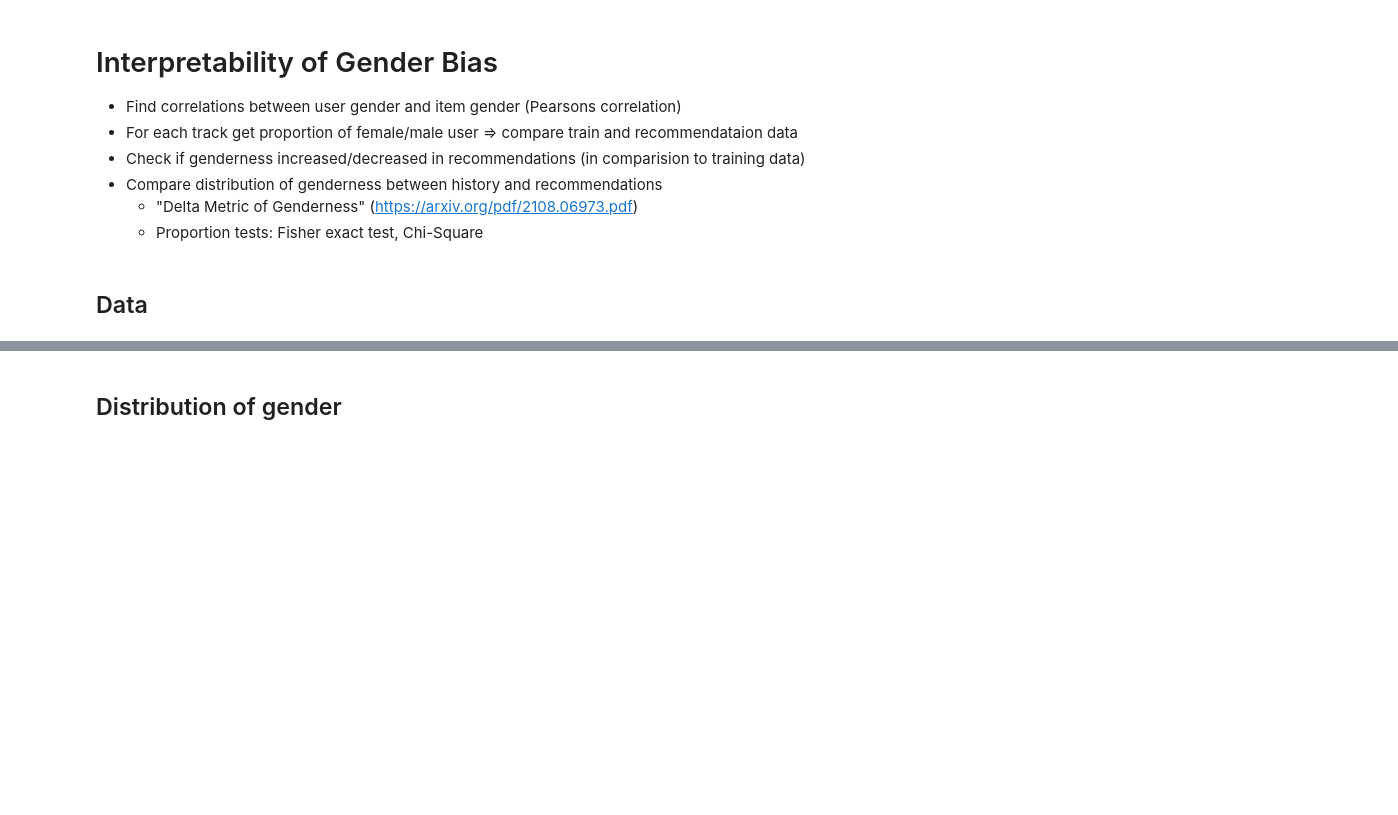
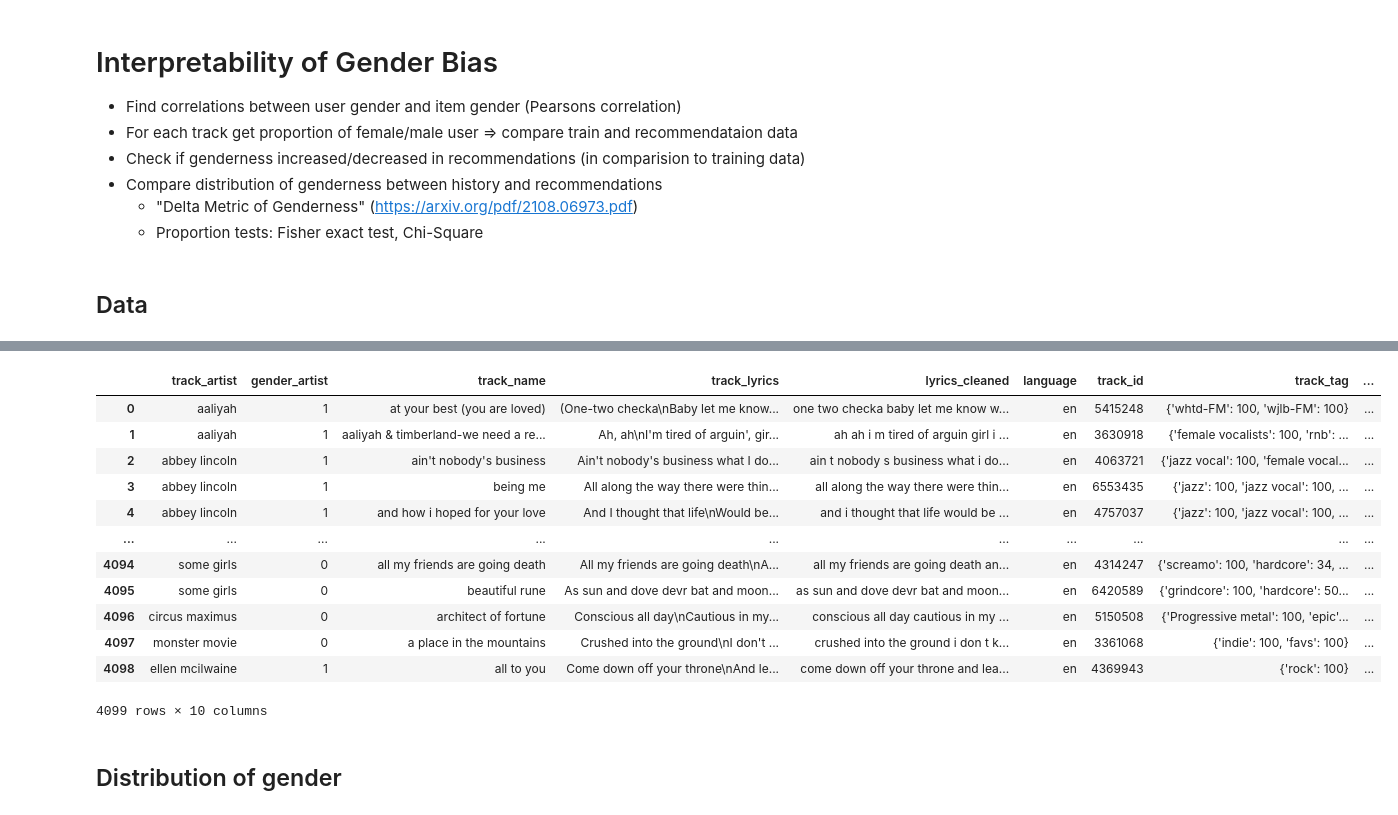
Before and after one commit to Katrin-Leberfinger/Hybrid-gender-debiased-music-recommendation, a Jupyter notebook: AI_MasterThesis_Recommendations_LFM2b.ipynb, the cells around one changed output, grey strips where cells are left out. Cells and saved outputs as stored; diff of their text form; code cells hidden in the pictures; blank space fills up the shorter version.

```diff
--- a/AI_MasterThesis_Recommendations_LFM2b.ipynb
+++ b/AI_MasterThesis_Recommendations_LFM2b.ipynb
@@ -918,6 +923,28 @@ data_all_info = data_all_info[['track_artist', 'gender_artist', 'track_id']]
 # %%
 data_user = pd.read_csv("data_user.txt", sep="\t").drop(['Unnamed: 0'],axis=1)
 data_user.columns = ['user_id', 'gender_user']
+# %%
+data_classification = data_all_info
+replace_dict1 = {'m' : 0, 'f' : 1}
+replace_dict2 = {'male' : 0, 'female' : 1}
+#data_classification['gender_user'] = data_classification['gender_user'].replace(replace_dict1)
+data_classification['gender_artist'] = data_classification['gender_artist'].replace(replace_dict2)
+data_classification = data_classification.merge(data_tracks_tags_lyrics[['track_id', 'tags', 'abstract']], on = 'track_id')
+data_classification
+# %% [output]
+|  | track_artist | gender_artist | track_name | track_lyrics | lyrics_cleaned | language | track_id | track_tag | ... |
+| 0 | aaliyah | 1 | at your best (you are loved) | (One-two checka\nBaby let me know... | one two checka baby let me know w... | en | 5415248 | {'whtd-FM': 100, 'wjlb-FM': 100} | ... |
+| 1 | aaliyah | 1 | aaliyah & timberland-we need a re... | Ah, ah\nI'm tired of arguin', gir... | ah ah i m tired of arguin girl i ... | en | 3630918 | {'female vocalists': 100, 'rnb': ... | ... |
+| 2 | abbey lincoln | 1 | ain't nobody's business | Ain't nobody's business what I do... | ain t nobody s business what i do... | en | 4063721 | {'jazz vocal': 100, 'female vocal... | ... |
+| 3 | abbey lincoln | 1 | being me | All along the way there were thin... | all along the way there were thin... | en | 6553435 | {'jazz': 100, 'jazz vocal': 100, ... | ... |
+| 4 | abbey lincoln | 1 | and how i hoped for your love | And I thought that life\nWould be... | and i thought that life would be ... | en | 4757037 | {'jazz': 100, 'jazz vocal': 100, ... | ... |
+| ... | ... | ... | ... | ... | ... | ... | ... | ... | ... |
+| 4094 | some girls | 0 | all my friends are going death | All my friends are going death\nA... | all my friends are going death an... | en | 4314247 | {'screamo': 100, 'hardcore': 34, ... | ... |
+| 4095 | some girls | 0 | beautiful rune | As sun and dove devr bat and moon... | as sun and dove devr bat and moon... | en | 6420589 | {'grindcore': 100, 'hardcore': 50... | ... |
+| 4096 | circus maximus | 0 | architect of fortune | Conscious all day\nCautious in my... | conscious all day cautious in my ... | en | 5150508 | {'Progressive metal': 100, 'epic'... | ... |
+| 4097 | monster movie | 0 | a place in the mountains | Crushed into the ground\nI don't ... | crushed into the ground i don t k... | en | 3361068 | {'indie': 100, 'favs': 100} | ... |
+| 4098 | ellen mcilwaine | 1 | all to you | Come down off your throne\nAnd le... | come down off your throne and lea... | en | 4369943 | {'rock': 100} | ... |
+4099 rows × 10 columns
 # %%
 df_tmp = pd.merge(data_interaction_train, data_user, 'inner')
 df_all = pd.merge(df_tmp, data_all_info, on = 'track_id').drop_duplicates()
```
Also changed, not shown: parts of 33 cells of this notebook.
